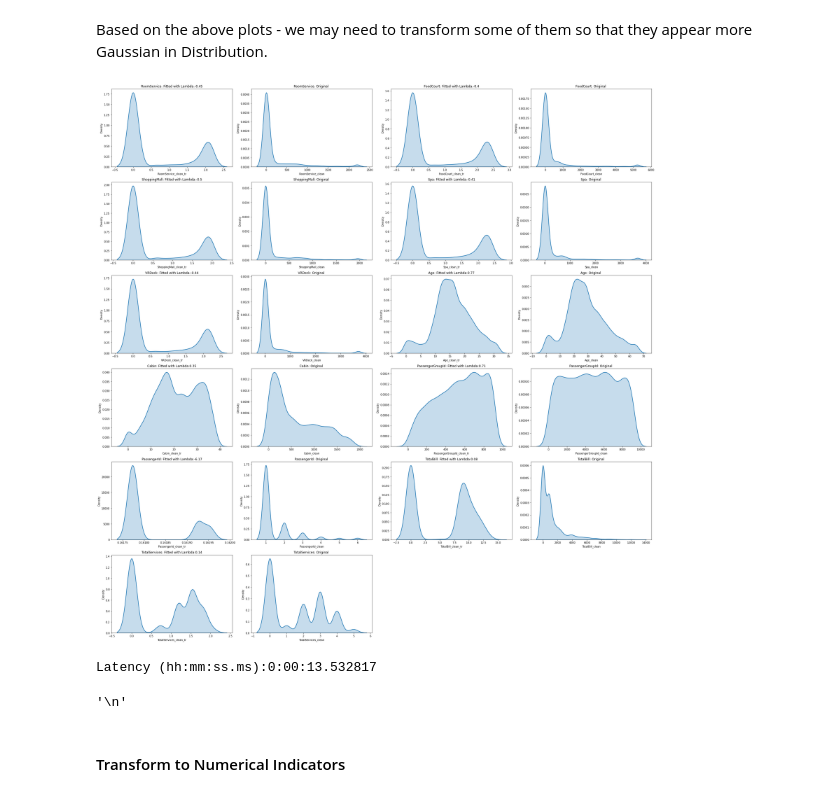
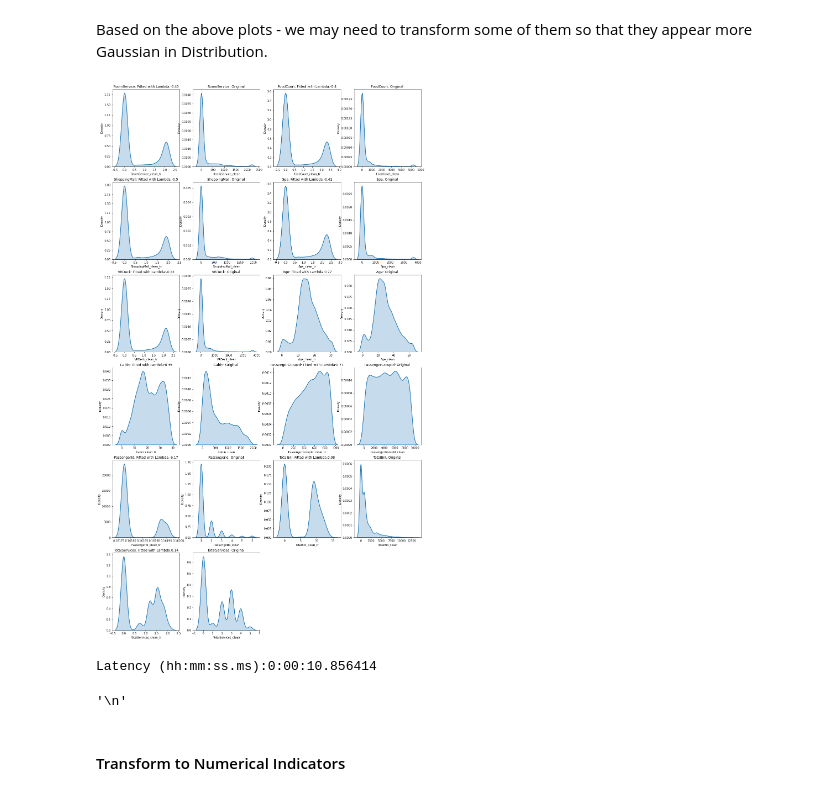
Before and after one commit to edelauna/a-notebook-for-your-augury, a Jupyter notebook: A_Notebook_for_your_Augury.ipynb, the cells around one changed output. Cells and saved outputs as stored; diff of their text form; code cells hidden in the pictures.

```diff
--- a/A_Notebook_for_your_Augury.ipynb
+++ b/A_Notebook_for_your_Augury.ipynb
@@ -1019,53 +1116,56 @@ CONTINUOUS_FEATURES_BOXCOXPLOTS = {
 Plot Box Cox transformations, adds "_tr" columns to the data_clean attribute,
 and records the lambda used in the "_stats" attr.
 """
-def __call_boxcox(self, lmbda=None, boxcox=boxcox, *, data, column):
-  c = abs(data[column].min()) + 1
-  _data = data[column] + c
-  return boxcox(_data) if lmbda is None else boxcox(_data, lmbda)
+@Augury.method
+def box_cox_plots(self, columns=[]):
+  data_raw, = self._attr('data_raw_')
+  # Check columns exists in dataset
+  self._input_guard(lambda x, y: set(x) and set(x).issubset(y),
+                      columns, data_raw.columns)
+  self.__box_cox_plots(*columns)
+@Augury.method
 def __box_cox_plots(self, *features, plt=plt, dt=dt, sns=sns):
   data_clean, = self._attr('data_clean_')
   _rows = len(features) // 2 + (len(features) % 2 > 0)
-  fig,axes = plt.subplots(_rows, 4, figsize=(5 * _rows, 5 * _rows))
-  row_i, col_i = 0, 0
-  start_ = dt.now()
-  transformations = []
+  fig,axes = plt.subplots(_rows, 4, figsize=(20, 6 * _rows))
+  self._latency(self.__plot_boxcox)(features=features, data_clean=data_clean,
+                                    axes=axes)
+@Augury.method
+def __plot_boxcox(self, *, features, data_clean, axes):
+  transformations, row_i, col_i = [], 0, 0
   for feature in features:
     _column = "%s_clean" % feature
     column_tr = "%s_tr" % _column
     data_clean[column_tr], fitted_lambda = self.__call_boxcox(data=data_clean,
                                                               column=_column)
     # Save Lambda
     transformations.append((feature, fitted_lambda))
     ax = axes[row_i, col_i]
     ax.title.set_text("{}: Fitted with Lambda:{}".format(feature, round(fitted_lambda,2)))
     axes[row_i, col_i + 1].title.set_text(
         "{}: Original ".format(feature))
     sns.kdeplot(data_clean[_column], fill=True, linewidth=2, ax = axes[row_i, col_i + 1])
     sns.kdeplot(data_clean[column_tr], fill=True, linewidth=2, ax = ax)
     col_i = (col_i + 2) % 4
     row_i = row_i + 1 if col_i % 4 == 0 else row_i
   self._attr(boxcox_pipeline_=transformations)
   while(col_i % 4 > 0):
     axes[row_i,col_i].set_axis_off()
     col_i +=1
-  plt.tight_layout()
+  #plt.tight_layout()
   plt.show()
-  print("Latency (hh:mm:ss.ms):{}".format(dt.now() - start_))
-
-def box_cox_plots(self, columns=[]):
-  data_raw, = self._attr('data_raw_')
-  assert set(columns) and set(columns).issubset(data_raw.columns), \
-          "Columns: {}, do not exists in: {}".format(columns, data_raw.columns)
-  self.__box_cox_plots(*columns)
-Augury.constructor()(box_cox_plots, __box_cox_plots, __call_boxcox)
+@Augury.method
+def __call_boxcox(self, lmbda=None, boxcox=boxcox, *, data, column):
+  c = abs(data[column].min()) + 1
+  _data = data[column] + c
+  return boxcox(_data) if lmbda is None else boxcox(_data, lmbda)
 augur.box_cox_plots(**CONTINUOUS_FEATURES_BOXCOXPLOTS)
 """
 """
 # Review plots of BoxCox Transformations.
 # %% [output]
-[figure, old version]
+[figure, new version]
-Latency (hh:mm:ss.ms):0:00:13.532817
+Latency (hh:mm:ss.ms):0:00:10.856414
 '\n'
 # %% [markdown]
 #### Transform to Numerical Indicators
```
Also changed, not shown: parts of 34 cells of this notebook.
